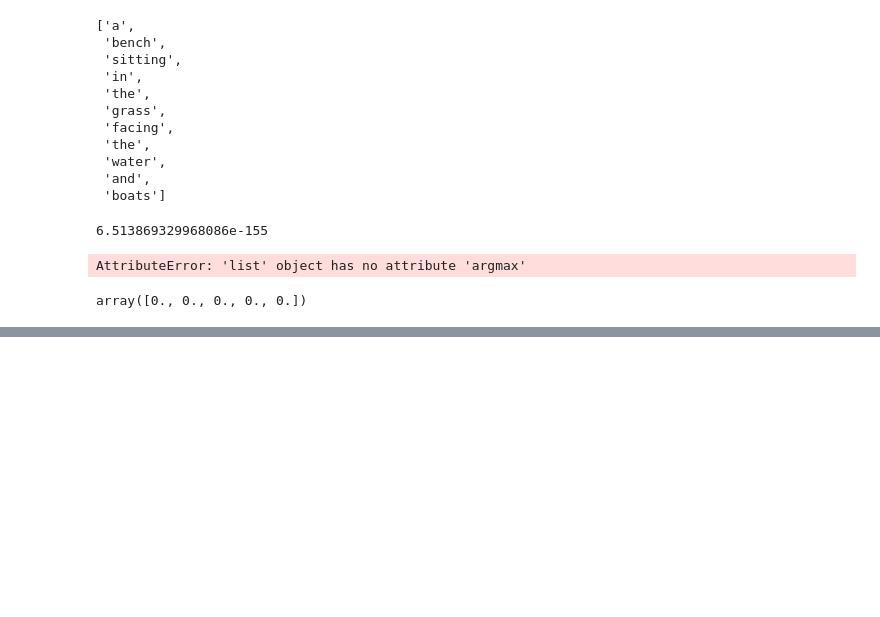
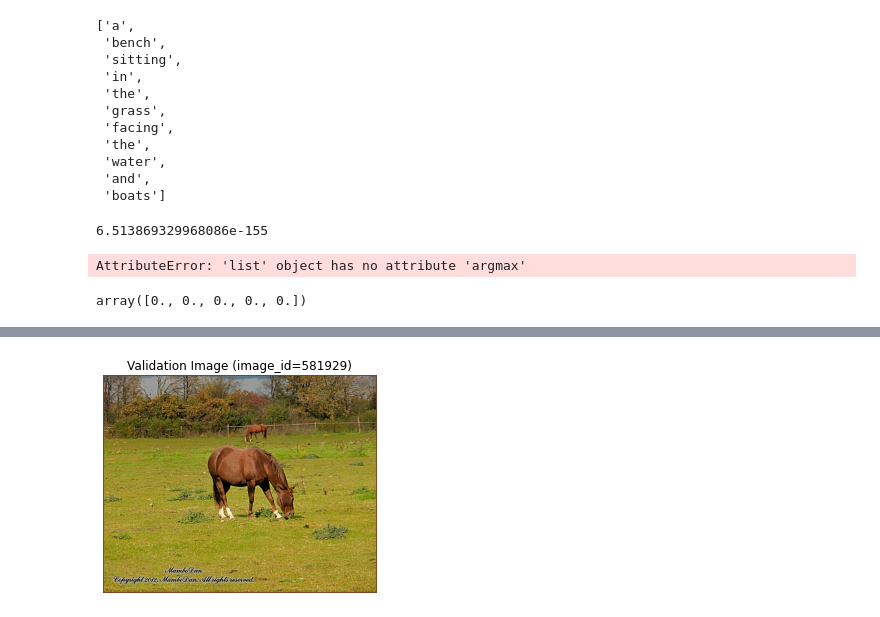
Before and after one commit to rhubarbwu/Image-Captioning, a Jupyter notebook: sandbox/Getting consensus caption.ipynb, the cells around one changed output, grey strips where cells are left out. Cells and saved outputs as stored; diff of their text form; code cells hidden in the pictures; blank space fills up the shorter version.

```diff
--- a/sandbox/Getting consensus caption.ipynb
+++ b/sandbox/Getting consensus caption.ipynb
@@ -234,0 +261,7 @@ array([0., 0., 0., 0., 0.])
+# %%
+val_dataset = CocoCaptions(
+    root="../data/val2014/val2014",
+    annFile=train_ann_file
+)
+
+best_captions, cap_map = capgen.evaluate(val_dataset, early_stop=1)
@@ -234,0 +305,12 @@ array([0., 0., 0., 0., 0.])
+# %%
+img_id = cap_map[0]['image_id']
+url = capgen.coco.coco.imgs[img_id]['coco_url']
+raw_img = Image.open(requests.get(url, stream=True).raw)
+# %%
+# plt.figure(figsize=(8, 6), dpi=80)
+plt.title(f'Validation Image (image_id={img_id})')
+plt.axis('off')
+plt.imshow(raw_img)
+plt.savefig("val_img.png")
+# %% [output]
+[figure, added]
```
Also changed, not shown: parts of 10 cells of this notebook, 7 other files.
